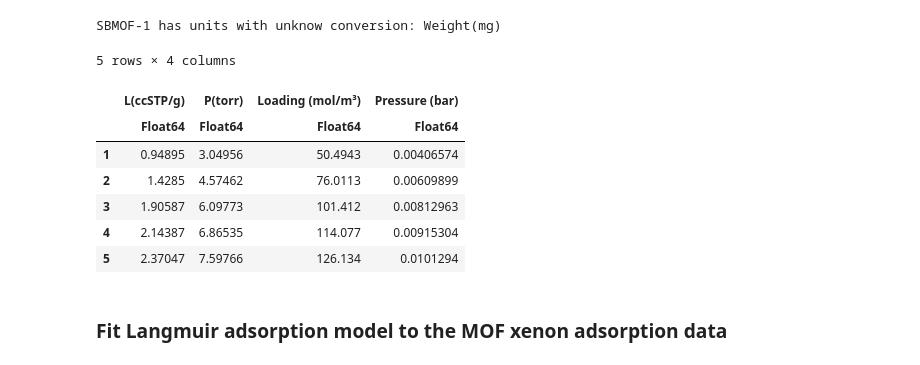
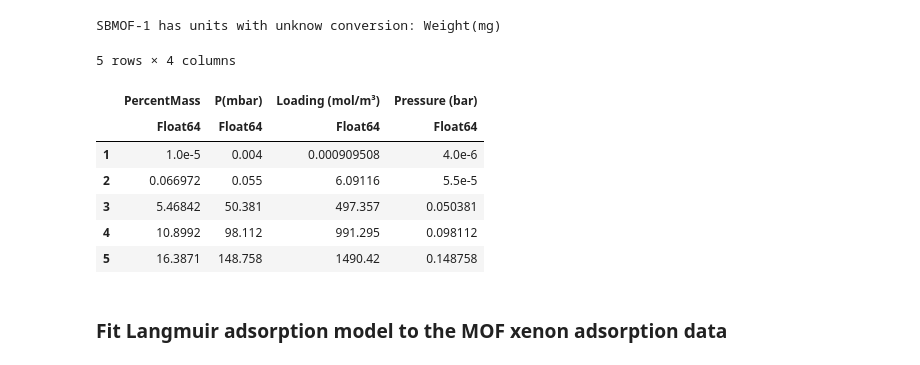
Before and after one commit to SimonEnsemble/PropellantStorage, a Jupyter notebook: Xe_Propellant_Storage.ipynb, the cells around one changed output. Saved outputs shown, nothing was run; the diff lists cells and outputs as text; code cells hidden in the pictures.

```diff
--- a/Xe_Propellant_Storage.ipynb
+++ b/Xe_Propellant_Storage.ipynb
@@ -418,16 +416,16 @@ end
 # %% [output]
 SBMOF-1 has units with unknow conversion: Weight(mg)
 # %%
-first(xe_isotherms["SBMOF-2"], 5)
+first(xe_isotherms["Ni-MOF-74"], 5)
 # %% [output]
 5 rows × 4 columns
-|  | L(ccSTP/g) | P(torr) | Loading (mol/m³) | Pressure (bar) |
+|  | PercentMass | P(mbar) | Loading (mol/m³) | Pressure (bar) |
 |  | Float64 | Float64 | Float64 | Float64 |
-| 1 | 0.94895 | 3.04956 | 50.4943 | 0.00406574 |
-| 2 | 1.4285 | 4.57462 | 76.0113 | 0.00609899 |
-| 3 | 1.90587 | 6.09773 | 101.412 | 0.00812963 |
-| 4 | 2.14387 | 6.86535 | 114.077 | 0.00915304 |
-| 5 | 2.37047 | 7.59766 | 126.134 | 0.0101294 |
+| 1 | 1.0e-5 | 0.004 | 0.000909508 | 4.0e-6 |
+| 2 | 0.066972 | 0.055 | 6.09116 | 5.5e-5 |
+| 3 | 5.46842 | 50.381 | 497.357 | 0.050381 |
+| 4 | 10.8992 | 98.112 | 991.295 | 0.098112 |
+| 5 | 16.3871 | 148.758 | 1490.42 | 0.148758 |
 # %% [markdown]
 ### Fit Langmuir adsorption model to the MOF xenon adsorption data
 # %%
```
Also changed, not shown: parts of 2 cells of this notebook, 19 other files.
